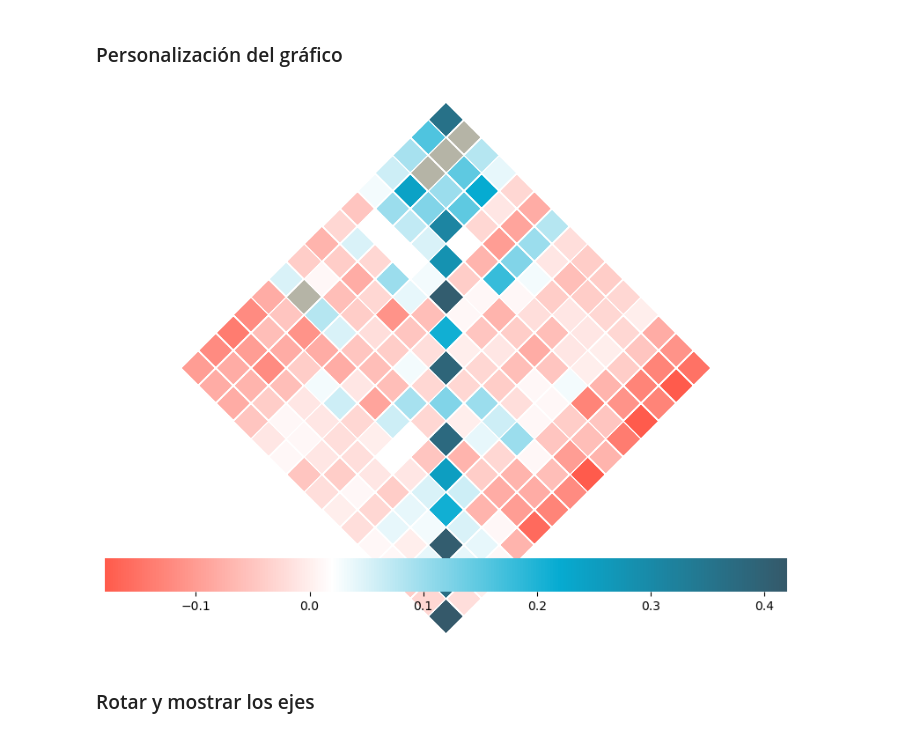
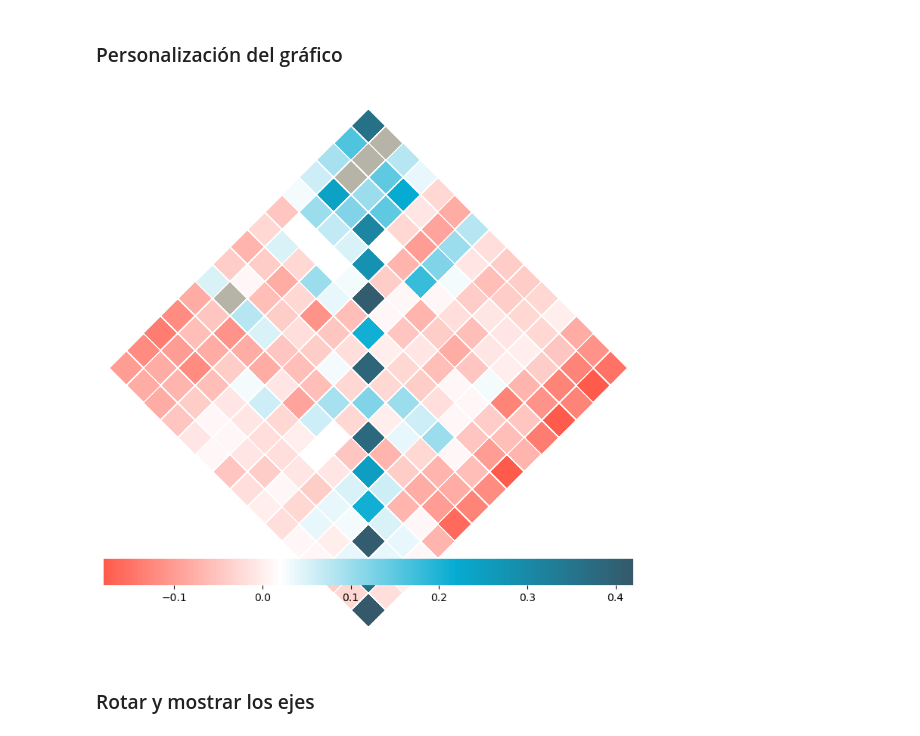
Before and after one commit to ctobar96/Los-buenos-ejemplos-se-copian, a Jupyter notebook: Grafico.ipynb, the cells around one changed output. Drawn from its saved outputs; the diff is of its cells as text; code cells hidden in the pictures.

```diff
--- a/Grafico.ipynb
+++ b/Grafico.ipynb
@@ -142,24 +142,27 @@ def rotate_axes(fig, rect, angle):
 ### Personalización del gráfico
 # %%
 # Figura
-fig, ax = plt.subplots(1,1, figsize=(10, 8))
+fig, ax = plt.subplots(1,1, figsize=(10, 12))
+
+# Ajustar los márgenes de la figura
+plt.subplots_adjust(left=0.2, right=0.9, top=0.8, bottom=0.2)
 
 # Rotación del gráfico
 ax0 = rotate_axes(fig, 111,45)
 
 # Máscara para los valores NaN
 mask = pd.isna(df_reord)
 my_gradient.set_bad('#b5b4a6')# Establece el color para los valores enmascarados (NaN)
 
 # Crear un mapa de colores personalizado con gris para NaN
 sns.heatmap(df_reord, cmap=my_gradient,mask=mask,  square=True, linewidths=0.005, ax=ax0, cbar_kws={"orientation": "horizontal"})
 ax.set_axis_off()
 
 
 # Visualización
 plt.show()
 # %% [output]
-[figure, old version]
+[figure, new version]
 # %% [markdown]
 ### Rotar y mostrar los ejes
 # %%
```
Also changed, not shown: parts of 5 cells of this notebook.
